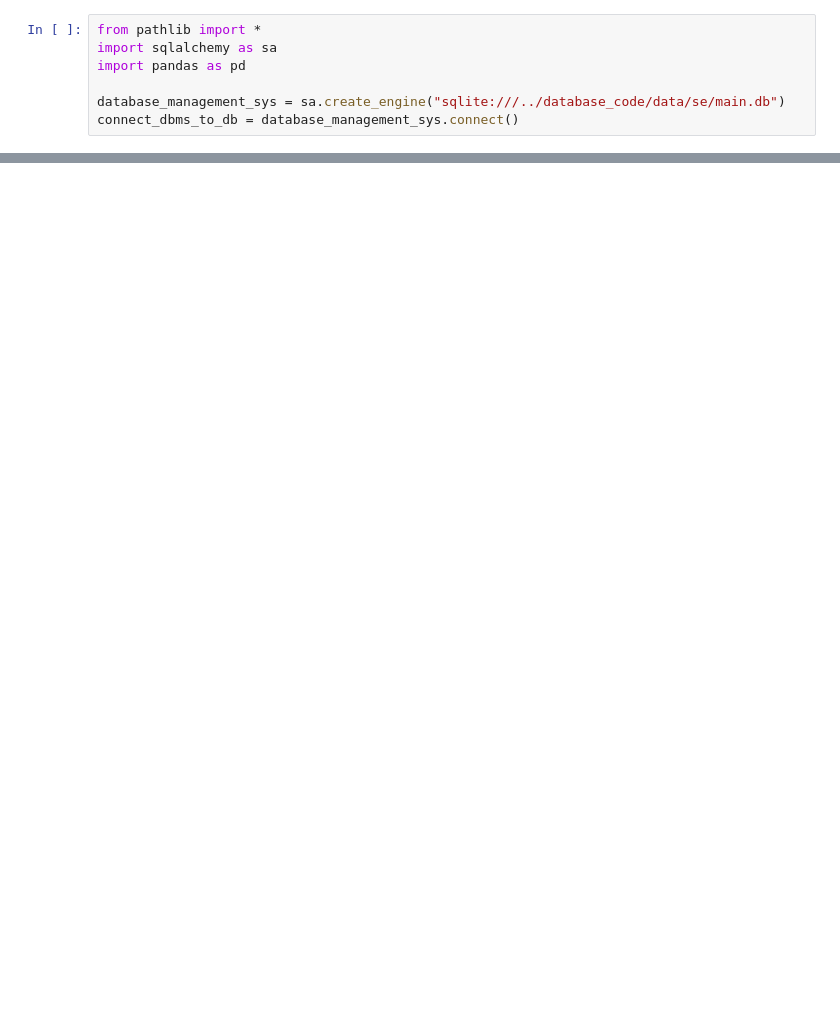
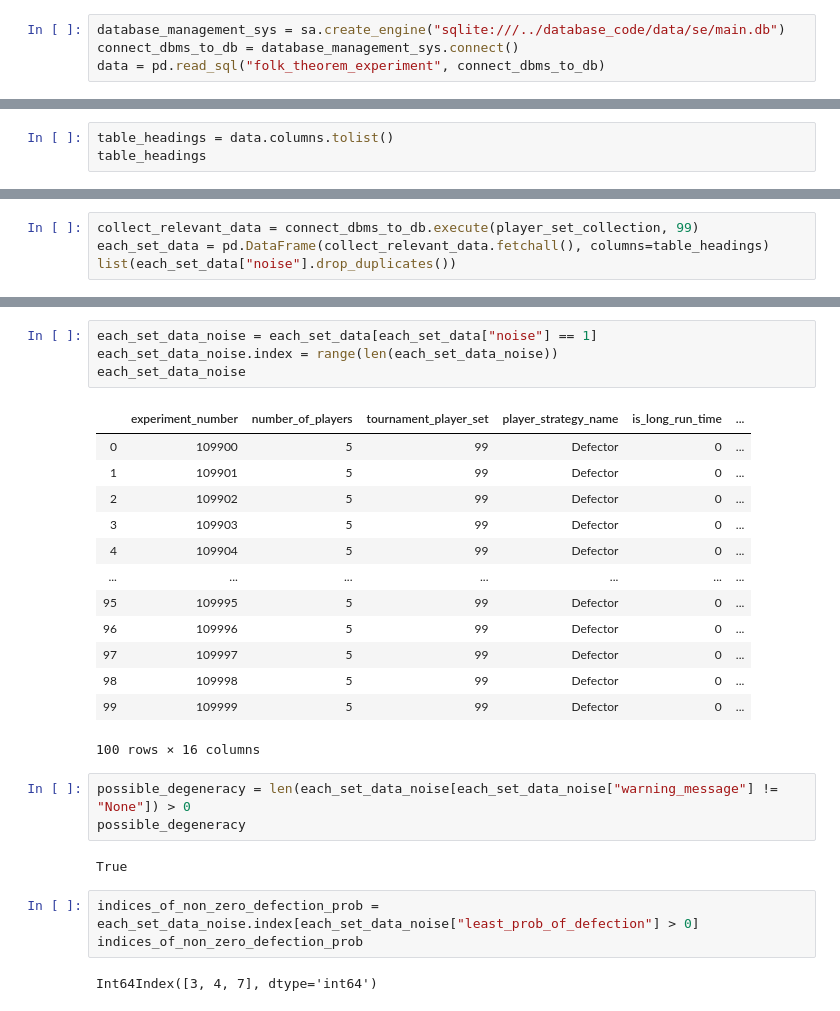
Before and after one commit to shapperzsm/final-project, a Jupyter notebook: src/analysing_the_data/p-threshold_table_creation.ipynb, the cells around one changed output, grey strips where cells are left out. Drawn from its saved outputs; the diff is of its cells as text; blank space fills up the shorter version.

```diff
--- a/src/analysing_the_data/p-threshold_table_creation.ipynb
+++ b/src/analysing_the_data/p-threshold_table_creation.ipynb
@@ -1,7 +7,4 @@
 # %%
-from pathlib import *
-import sqlalchemy as sa
-import pandas as pd
-
 database_management_sys = sa.create_engine("sqlite:///../database_code/data/se/main.db")
 connect_dbms_to_db = database_management_sys.connect()
+data = pd.read_sql("folk_theorem_experiment", connect_dbms_to_db)
@@ -7,0 +20,3 @@ connect_dbms_to_db = database_management_sys.connect()
+# %%
+table_headings = data.columns.tolist()
+table_headings
@@ -19,0 +77,4 @@ trial_data["number_of_players"].drop_duplicates()[0]
+# %%
+collect_relevant_data = connect_dbms_to_db.execute(player_set_collection, 99)
+each_set_data = pd.DataFrame(collect_relevant_data.fetchall(), columns=table_headings)
+list(each_set_data["noise"].drop_duplicates())
@@ -20 +93,29 @@ trial_data["number_of_players"].drop_duplicates()[0]
+# %%
+each_set_data_noise = each_set_data[each_set_data["noise"] == 1]
+each_set_data_noise.index = range(len(each_set_data_noise))
+each_set_data_noise
+# %% [output]
+|  | experiment_number | number_of_players | tournament_player_set | player_strategy_name | is_long_run_time | ... |
+| 0 | 109900 | 5 | 99 | Defector | 0 | ... |
+| 1 | 109901 | 5 | 99 | Defector | 0 | ... |
+| 2 | 109902 | 5 | 99 | Defector | 0 | ... |
+| 3 | 109903 | 5 | 99 | Defector | 0 | ... |
+| 4 | 109904 | 5 | 99 | Defector | 0 | ... |
+| ... | ... | ... | ... | ... | ... | ... |
+| 95 | 109995 | 5 | 99 | Defector | 0 | ... |
+| 96 | 109996 | 5 | 99 | Defector | 0 | ... |
+| 97 | 109997 | 5 | 99 | Defector | 0 | ... |
+| 98 | 109998 | 5 | 99 | Defector | 0 | ... |
+| 99 | 109999 | 5 | 99 | Defector | 0 | ... |
+100 rows × 16 columns
+# %%
+possible_degeneracy = len(each_set_data_noise[each_set_data_noise["warning_message"] != "None"]) > 0
+possible_degeneracy
+# %% [output]
+True
+# %%
+indices_of_non_zero_defection_prob = each_set_data_noise.index[each_set_data_noise["least_prob_of_defection"] > 0]
+indices_of_non_zero_defection_prob
+# %% [output]
+Int64Index([3, 4, 7], dtype='int64')
 # %%
```
Also changed, not shown: parts of 24 cells of this notebook, 10 other files.
